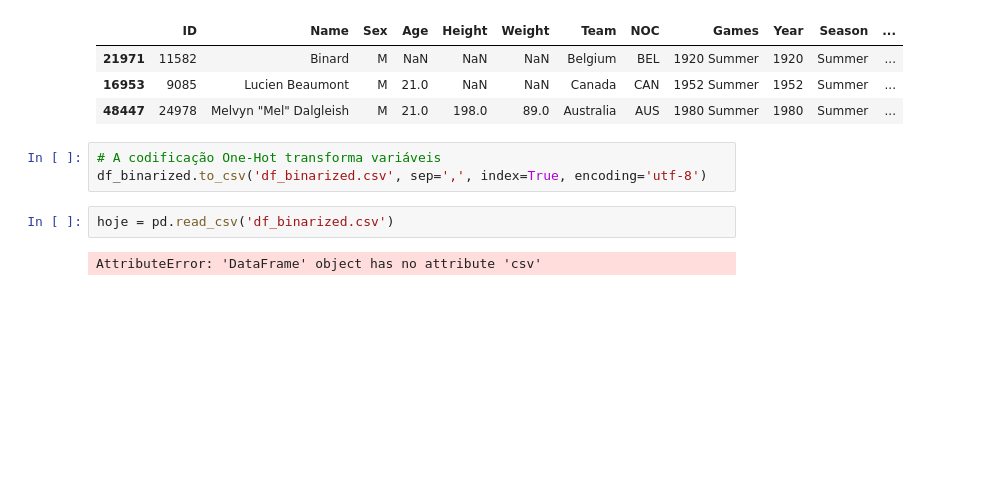
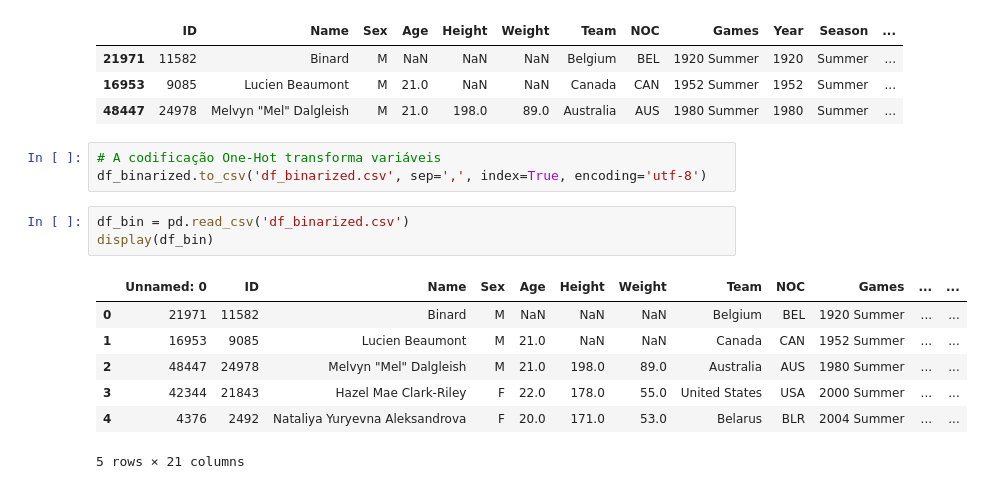
Before and after one commit to KlaytonLima/Visualiza-o-de-Dados, a Jupyter notebook: Dados_olimpiadas/concat.ipynb, the cells around one changed output. Drawn from its saved outputs; the diff is of its cells as text; blank space fills up the shorter version.

```diff
--- a/Dados_olimpiadas/concat.ipynb
+++ b/Dados_olimpiadas/concat.ipynb
@@ -717,6 +717,13 @@ df_binarized.head(3)
 # A codificação One-Hot transforma variáveis
 df_binarized.to_csv('df_binarized.csv', sep=',', index=True, encoding='utf-8')
 # %%
-hoje = pd.read_csv('df_binarized.csv')
+df_bin = pd.read_csv('df_binarized.csv')
+display(df_bin)
 # %% [output]
+|  | Unnamed: 0 | ID | Name | Sex | Age | Height | Weight | Team | NOC | Games | ... | ... |
+| 0 | 21971 | 11582 | Binard | M | NaN | NaN | NaN | Belgium | BEL | 1920 Summer | ... | ... |
+| 1 | 16953 | 9085 | Lucien Beaumont | M | 21.0 | NaN | NaN | Canada | CAN | 1952 Summer | ... | ... |
+| 2 | 48447 | 24978 | Melvyn "Mel" Dalgleish | M | 21.0 | 198.0 | 89.0 | Australia | AUS | 1980 Summer | ... | ... |
+| 3 | 42344 | 21843 | Hazel Mae Clark-Riley | F | 22.0 | 178.0 | 55.0 | United States | USA | 2000 Summer | ... | ... |
+| 4 | 4376 | 2492 | Nataliya Yuryevna Aleksandrova | F | 20.0 | 171.0 | 53.0 | Belarus | BLR | 2004 Summer | ... | ... |
-AttributeError: 'DataFrame' object has no attribute 'csv'
+5 rows × 21 columns
```
